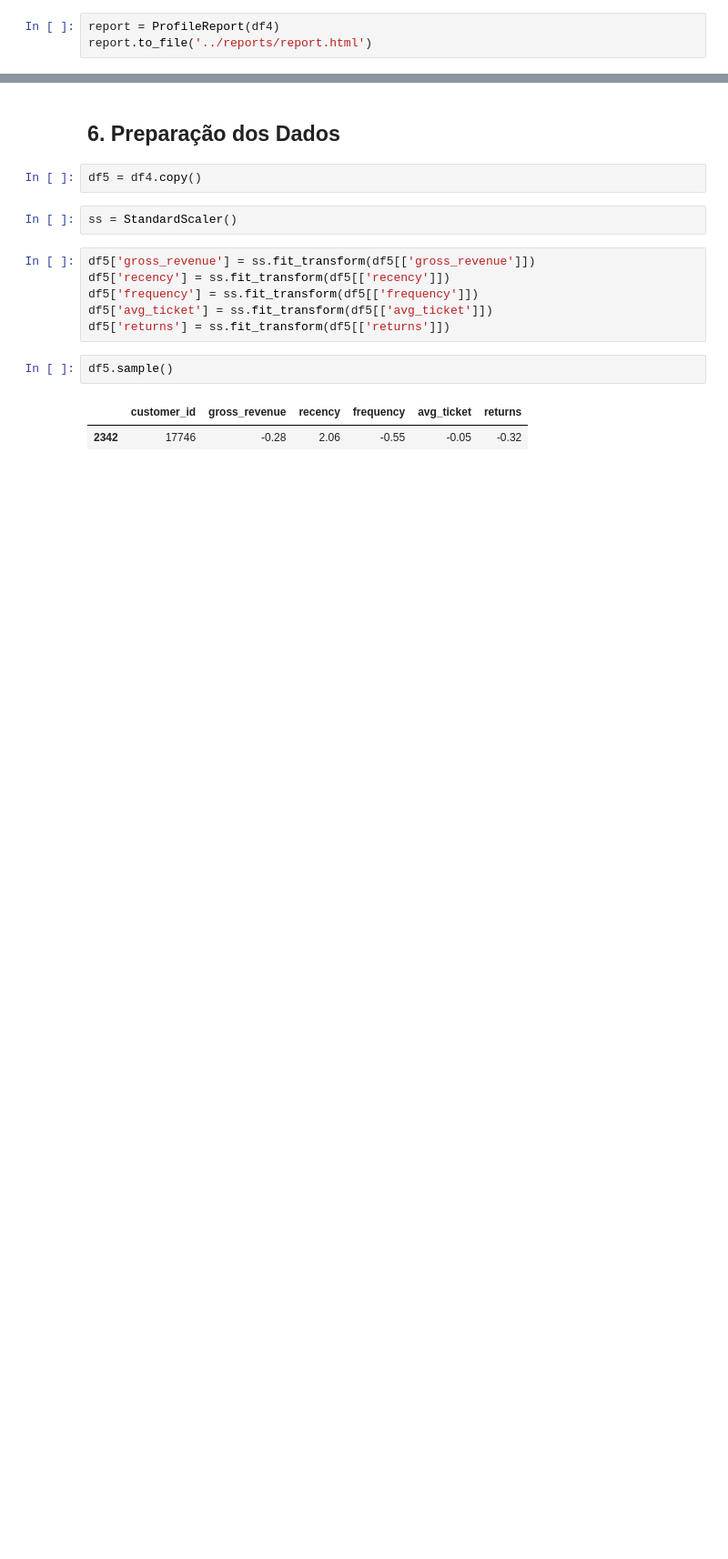
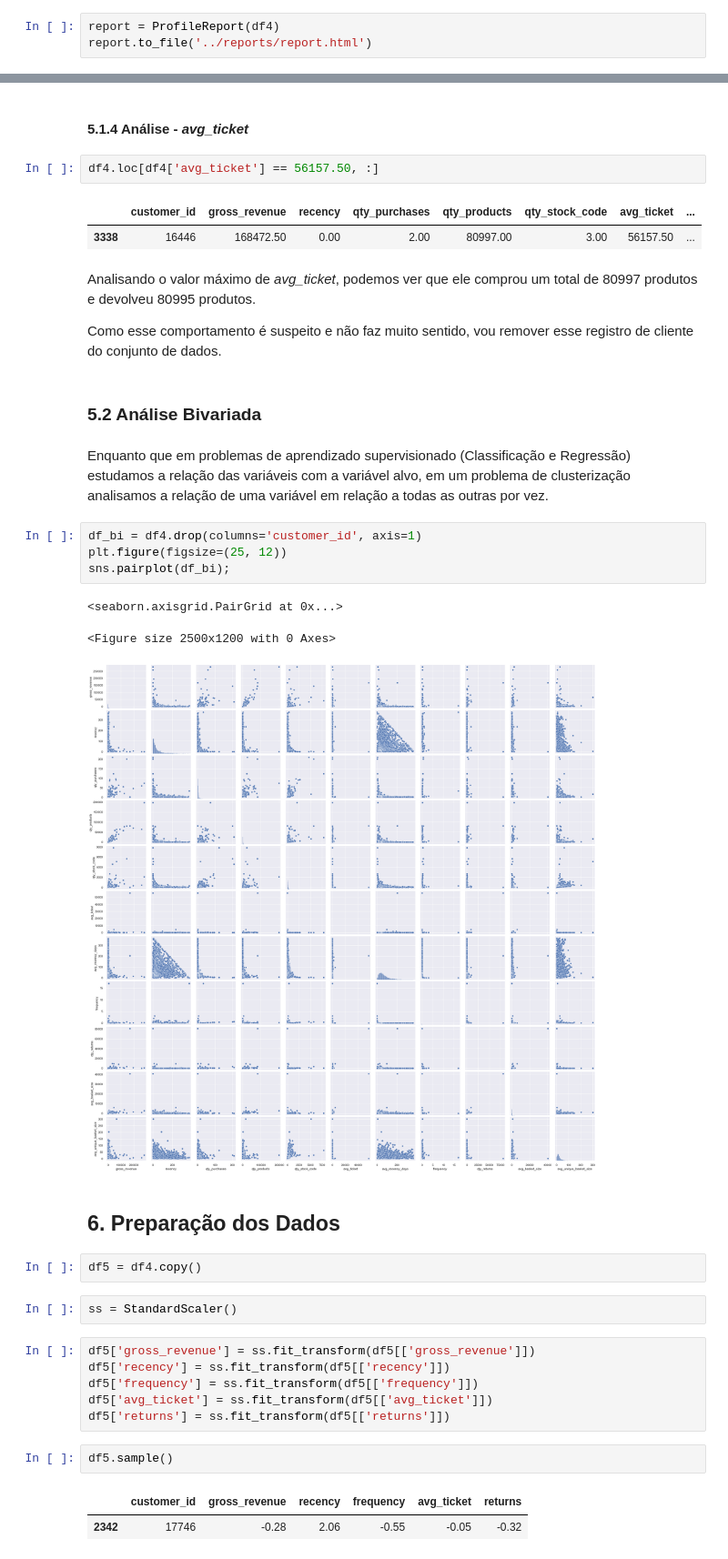
Before and after one commit to doegemon/PA004_high_value_customers_identification, a Jupyter notebook: notebooks/insiders_club.ipynb, the cells around one changed output, grey strips where cells are left out. Shown at 91% size. Cells and saved outputs as stored; diff of their text form; blank space fills up the shorter version.

Commit message:
investigacao da analise univariada e inicio da analise bivariada

```diff
--- a/notebooks/insiders_club.ipynb
+++ b/notebooks/insiders_club.ipynb
@@ -905,3 +944,26 @@ report.to_file('../reports/report.html')
+# %% [markdown]
+#### 5.1.4 Análise - *avg_ticket*
+# %%
+df4.loc[df4['avg_ticket'] == 56157.50, :]
+# %% [output]
+|  | customer_id | gross_revenue | recency | qty_purchases | qty_products | qty_stock_code | avg_ticket | ... |
+| 3338 | 16446 | 168472.50 | 0.00 | 2.00 | 80997.00 | 3.00 | 56157.50 | ... |
+# %% [markdown]
+Analisando o valor máximo de *avg_ticket*, podemos ver que ele comprou um total de 80997 produtos e devolveu 80995 produtos.
+
+Como esse comportamento é suspeito e não faz muito sentido, vou remover esse registro de cliente do conjunto de dados.
+# %% [markdown]
+### 5.2 Análise Bivariada
+# %% [markdown]
+Enquanto que em problemas de aprendizado supervisionado (Classificação e Regressão) estudamos a relação das variáveis com a variável alvo, em um problema de clusterização analisamos a relação de uma variável em relação a todas as outras por vez.
+# %%
+df_bi = df4.drop(columns='customer_id', axis=1)
+plt.figure(figsize=(25, 12))
+sns.pairplot(df_bi);
+# %% [output]
+<seaborn.axisgrid.PairGrid at 0x...>
+<Figure size 2500x1200 with 0 Axes>
+[figure, added]
 # %% [markdown]
 ## 6. Preparação dos Dados
 # %%
```
Also changed, not shown: parts of 14 cells of this notebook.
